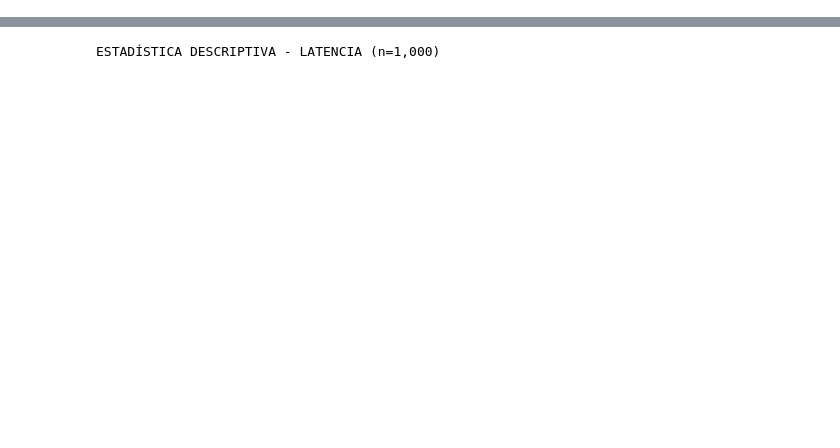
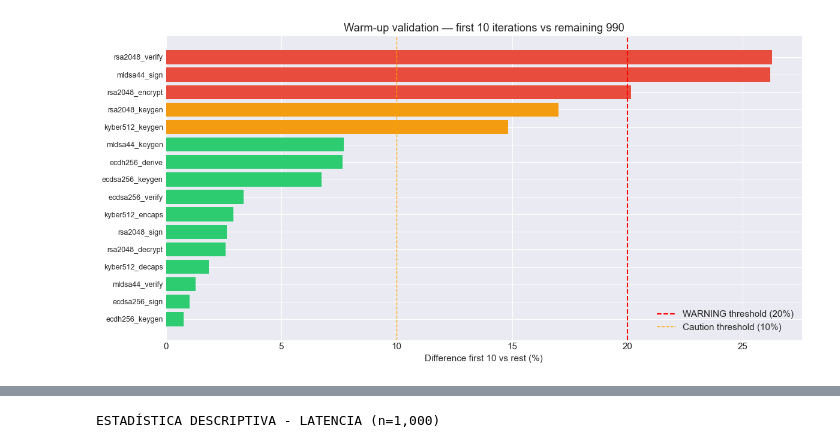
Before and after one commit to HuguitoH/PQC-Benchmarks, a Jupyter notebook: analysis/PQC_analysis.ipynb, the cells around one changed output, grey strips where cells are left out. Drawn from its saved outputs; the diff is of its cells as text; code cells hidden in the pictures; blank space fills up the shorter version.

```diff
--- a/analysis/PQC_analysis.ipynb
+++ b/analysis/PQC_analysis.ipynb
@@ -66,0 +140,10 @@ Total registros: 16,000
+# %%
+# Warm-up validation
+print("Warm-up validation — first 10 vs remaining 990: \n")
+
+for name, df in sorted(df_collection.items()):
+    first_10 = df.head(10)['time_ms'].mean()
+    rest = df.tail(990)['time_ms'].mean()
+    diff_pct = abs(first_10 - rest) / rest * 100
+    status = "OK" if diff_pct < 20 else "WARNING"
+    print(f"{name:<30} first_10={first_10:.4f}ms  rest={rest:.4f}ms  diff={diff_pct:.1f}%  [{status}]")
@@ -66,0 +169,28 @@ Total registros: 16,000
+# %%
+# EDA VISUALIZATION 2 — Warm-up validation
+warmup_data = []
+for name, df in sorted(df_collection.items()):
+    first_10 = df.head(10)['time_ms'].mean()
+    rest = df.tail(990)['time_ms'].mean()
+    diff_pct = abs(first_10 - rest) / rest * 100
+    warmup_data.append({'operation': name, 'first_10': first_10, 'rest': rest, 'diff_pct': diff_pct})
+
+df_warmup = pd.DataFrame(warmup_data).sort_values('diff_pct', ascending=True)
+
+fig, ax = plt.subplots(figsize=(12, 6))
+y = range(len(df_warmup))
+ax.barh(y, df_warmup['diff_pct'],
+        color=['#e74c3c' if d > 20 else '#f39c12' if d > 10 else '#2ecc71'
+               for d in df_warmup['diff_pct']])
+ax.set_yticks(y)
+ax.set_yticklabels(df_warmup['operation'], fontsize=9)
+ax.axvline(x=20, color='red', linestyle='--', linewidth=1.5, label='WARNING threshold (20%)')
+ax.axvline(x=10, color='orange', linestyle='--', linewidth=1, label='Caution threshold (10%)')
+ax.set_xlabel('Difference first 10 vs rest (%)')
+ax.set_title('Warm-up validation — first 10 iterations vs remaining 990')
+ax.legend()
+plt.tight_layout()
+plt.savefig('../figures/eda_warmup_validation.png', dpi=150, bbox_inches='tight')
+plt.show()
+# %% [output]
+[figure, added]
```
Also changed, not shown: parts of 32 cells of this notebook.
